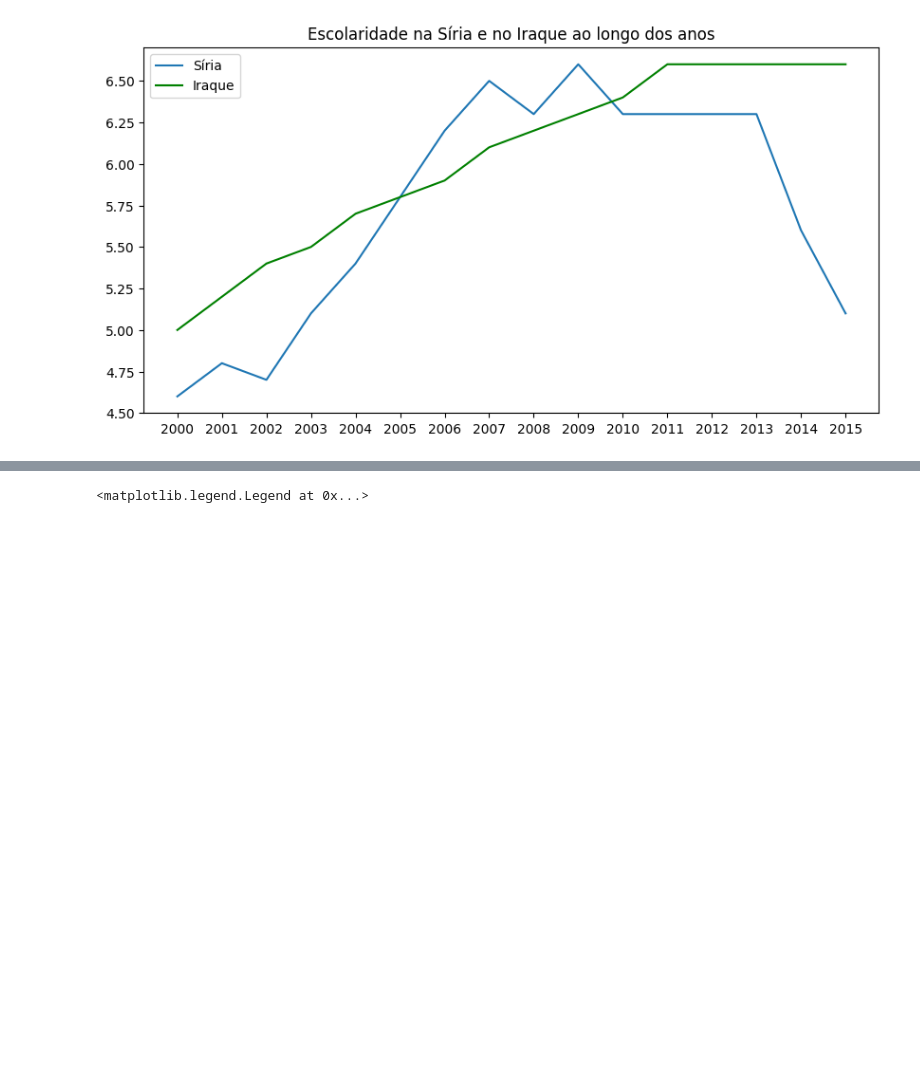
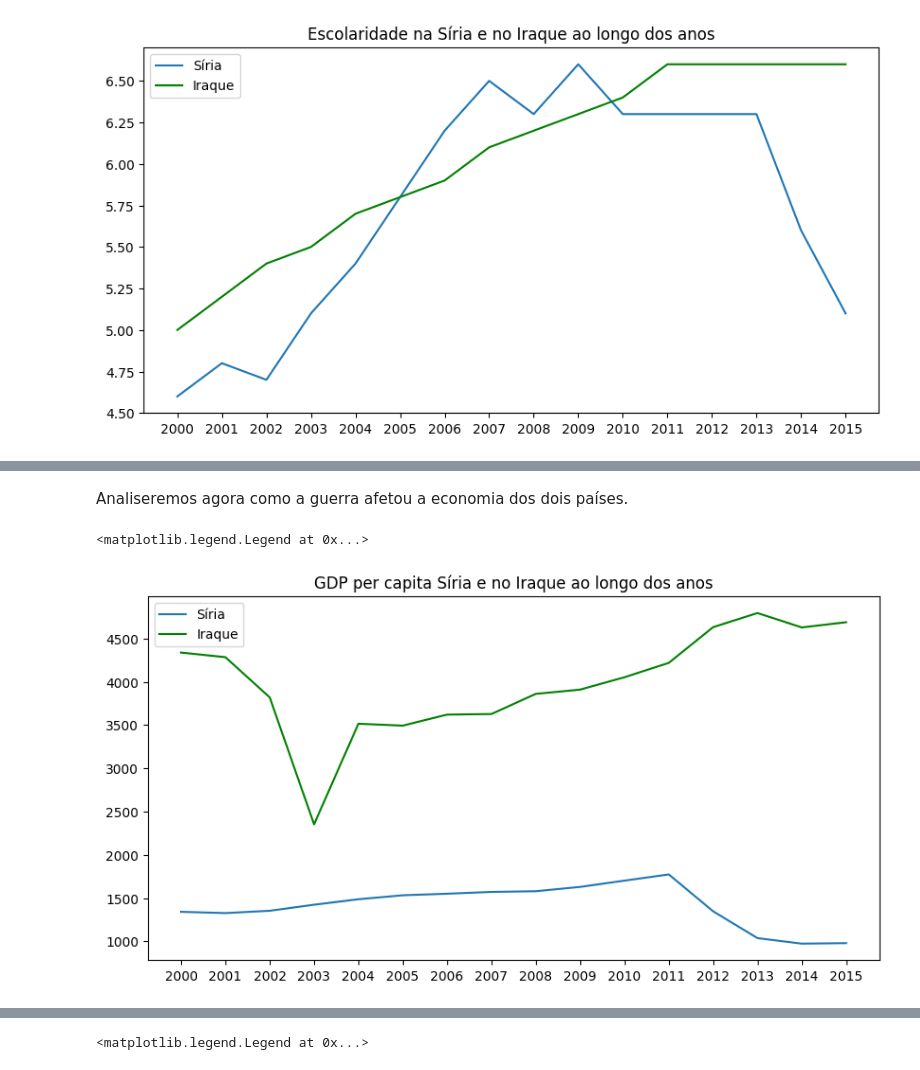
Before and after one commit to carolinabrandao/ICDProjetoFinal, a Jupyter notebook: EDA.ipynb, the cells around one changed output, grey strips where cells are left out. Drawn from its saved outputs; the diff is of its cells as text; code cells hidden in the pictures; blank space fills up the shorter version.

```diff
--- a/EDA.ipynb
+++ b/EDA.ipynb
@@ -441,0 +459,13 @@ conclusão geral: guerra da siria afetou mais crianças que iraque? morte e esco
+# %% [markdown]
+Analiseremos agora como a guerra afetou a economia dos dois países.
+# %%
+#grafico com GPD per capita ao longo dos anos iraque e siria e media  mundial
+plt.figure(figsize=(10, 5))
+plt.xticks(np.arange(2000, 2016, 1.0))
+plt.title('GDP per capita Síria e no Iraque ao longo dos anos')
+plt.plot(syria['year'], syria['gdp_per_capita'])
+plt.plot(iraq['year'], iraq['gdp_per_capita'], color = 'green')
+plt.legend(['Síria', 'Iraque'])
+# %% [output]
+<matplotlib.legend.Legend at 0x...>
+[figure, added]
```
Also changed, not shown: parts of 35 cells of this notebook.
